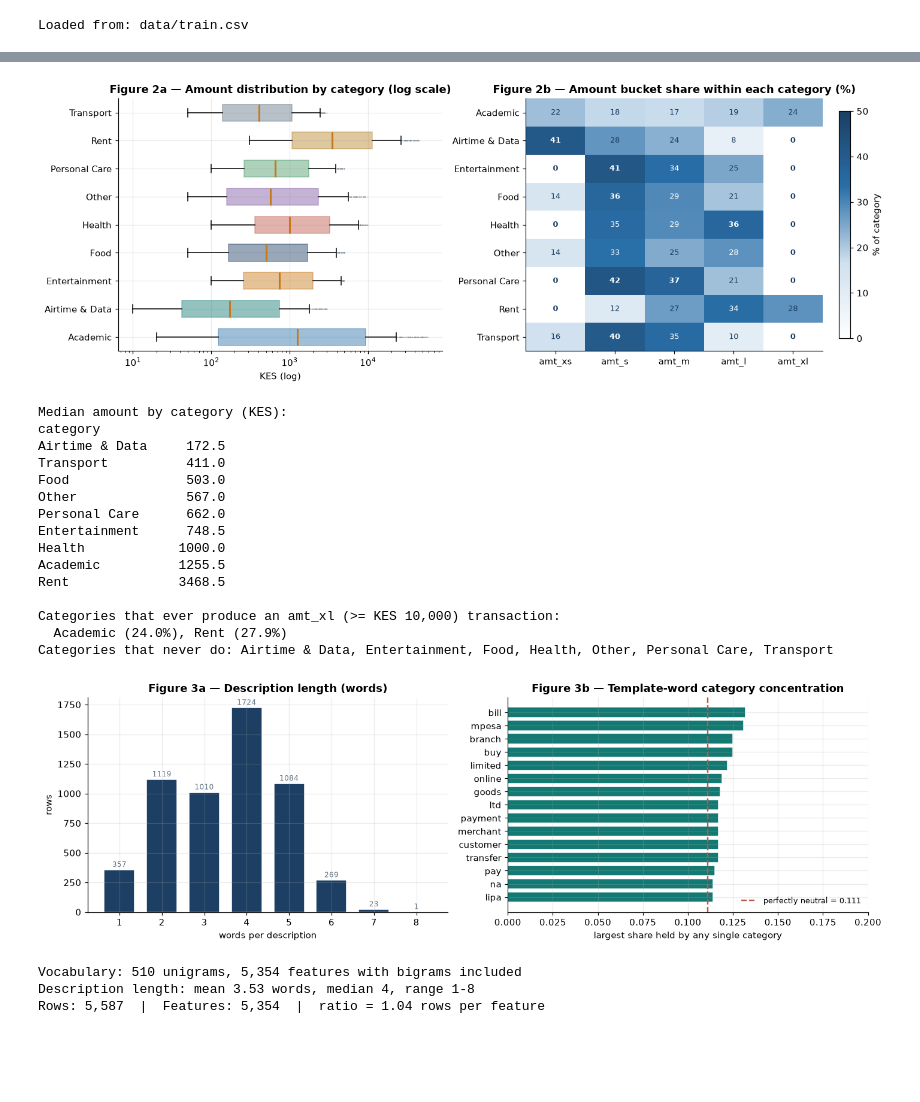
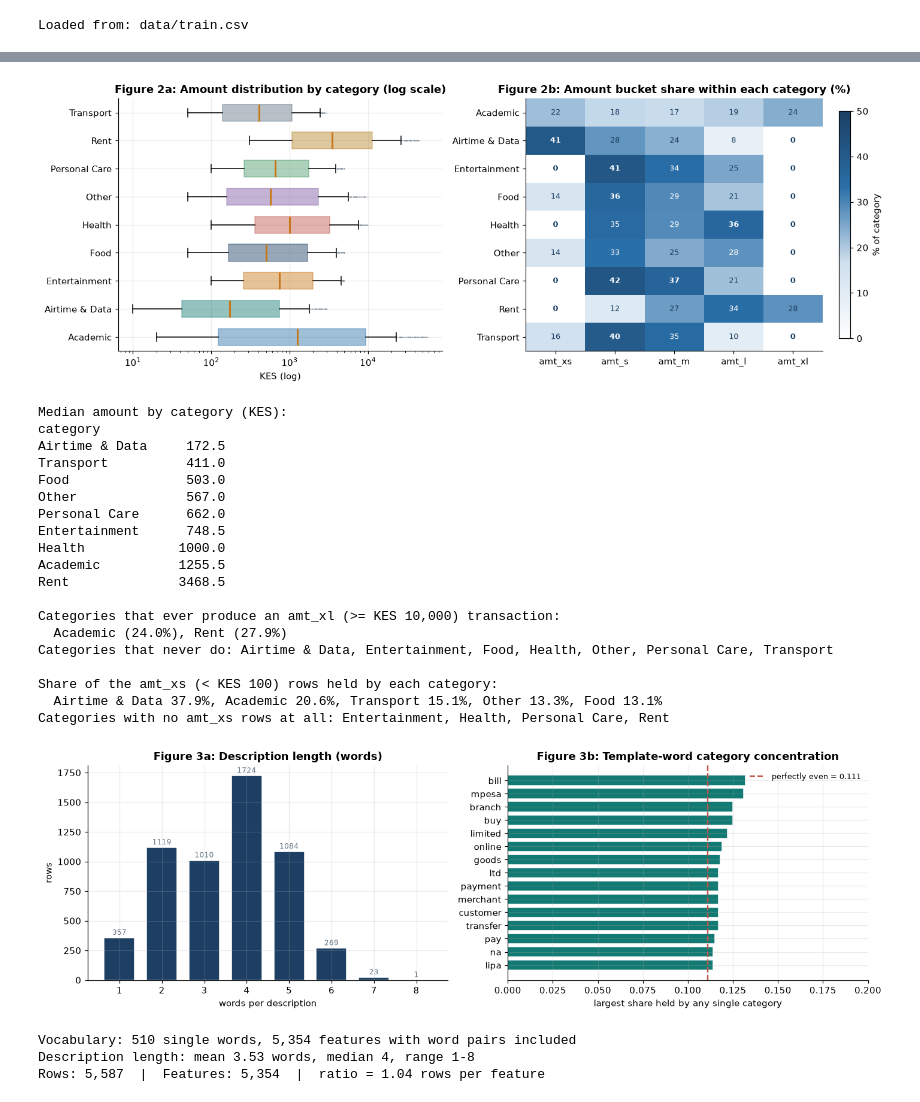
Before and after one commit to AustineIgunza/SemProject_MLEngine, a Jupyter notebook: notebooks/NaiveBayes_Base.ipynb, the cells around one changed output, grey strips where cells are left out. Saved outputs shown, nothing was run; the diff lists cells and outputs as text; code cells hidden in the pictures; blank space fills up the shorter version.

```diff
--- a/notebooks/NaiveBayes_Base.ipynb
+++ b/notebooks/NaiveBayes_Base.ipynb
@@ -441,15 +348,15 @@ Total distinct keywords (groups available to GroupKFold): 457
 # %%
 # The generator applies all 12 templates to all 9 categories, so template words should be
-# distributed ~uniformly across categories. Uniform share = 1/9 = 0.111.
+# spread about evenly across categories. An even share is 1/9 = 0.111.
 TEMPLATE_WORDS = ["pay","bill","buy","goods","merchant","payment","customer",
                   "transfer","ltd","limited","lipa","na","mpesa","branch","online"]
-UNIFORM = 1 / df.category.nunique()
+UNIFORM = 1 / raw.category.nunique()
 
 rows = []
 for tok in TEMPLATE_WORDS:
-    mask = df.description.str.split().map(lambda s: tok in s)
+    mask = raw.description.str.split().map(lambda s: tok in s)
     if mask.sum():
-        share = df.loc[mask, "category"].value_counts(normalize=True)
+        share = raw.loc[mask, "category"].value_counts(normalize=True)
         rows.append({"token": tok, "rows": int(mask.sum()),
                      "max_category_share": round(share.max(), 3),
                      "most_skewed_toward": share.idxmax()})
@@ -457,9 +364,8 @@ neutrality = pd.DataFrame(rows).sort_values("max_category_share", ascending=Fals
 display(neutrality)
 
 worst = neutrality.max_category_share.max()
-print(f"Uniform share would be {UNIFORM:.3f}. Worst observed concentration: {worst:.3f}.")
-print("VERDICT: the templates are label-neutral as designed — no template word is a category shortcut.")
-print("This is a genuine positive: the model cannot cheat by learning sentence scaffolding.")
+print(f"An even share would be {UNIFORM:.3f}. The most concentrated template word reaches {worst:.3f}.")
+print("So no template word is a shortcut to a category: the model cannot score well by learning the templates.")
 # %% [output]
 |  | token | rows | max_category_share | most_skewed_toward |
 | 1 | bill | 986 | 0.132 | Airtime & Data |
@@ -517,7 +590,7 @@ fig, axes = plt.subplots(1, 2, figsize=(13, 4.4))
 
 counts = df.category.value_counts().sort_values()
 axes[0].barh(counts.index, counts.values, color=BLUE, edgecolor="white")
-axes[0].set_title("Figure 1a — Rows per category")
+axes[0].set_title("Figure 1a: Rows per category")
 axes[0].set_xlabel("rows")
 for i, v in enumerate(counts.values):
     axes[0].text(v + 6, i, f"{v}  ({v/len(df)*100:.1f}%)", va="center", fontsize=8.5, color=GREY)
@@ -525,7 +598,7 @@ axes[0].set_xlim(0, counts.max() * 1.25)
 
 kws = kw_stats.keywords.sort_values()
 axes[1].barh(kws.index, kws.values, color=TEAL, edgecolor="white")
-axes[1].set_title("Figure 1b — Distinct keywords per category")
+axes[1].set_title("Figure 1b: Distinct keywords per category")
 axes[1].set_xlabel("distinct lexicon keywords")
 for i, v in enumerate(kws.values):
     axes[1].text(v + 0.6, i, str(v), va="center", fontsize=8.5, color=GREY)
@@ -534,8 +607,7 @@ axes[1].set_xlim(0, kws.max() * 1.2)
 plt.tight_layout(); plt.show()
 
 spread = counts.max() / counts.min()
-print(f"Class balance: max/min row ratio = {spread:.2f}  (1.00 would be perfectly uniform)")
-print(f"Keyword coverage: {kws.min()} to {kws.max()} keywords per category "
-      f"({kws.max()/kws.min():.1f}x spread)")
+print(f"Class balance: max/min row ratio = {spread:.2f}  (1.00 would be perfectly even)")
+print(f"Keyword coverage: {kws.min()} ({kws.idxmin()}) to {kws.max()} ({kws.idxmax()}) keywords per category")
 print(f"Rows per keyword: {kw_stats.rows_per_keyword.min():.1f} to {kw_stats.rows_per_keyword.max():.1f}")
 # %% [output]
@@ -555,7 +627,7 @@ bp = hboxplot(axes[0], data, cats, patch_artist=True, widths=0.6,
 for patch, colour in zip(bp["boxes"], PALETTE):
     patch.set_facecolor(colour); patch.set_alpha(0.45); patch.set_edgecolor(colour)
 axes[0].set_xscale("log")
-axes[0].set_title("Figure 2a — Amount distribution by category (log scale)")
+axes[0].set_title("Figure 2a: Amount distribution by category (log scale)")
 axes[0].set_xlabel("KES (log)")
 
 pivot = (pd.crosstab(df.category, df.bucket, normalize="index")
@@ -563,7 +635,7 @@ pivot = (pd.crosstab(df.category, df.bucket, normalize="index")
 im = axes[1].imshow(pivot.values, cmap=HEAT, aspect="auto", vmin=0, vmax=50)
 axes[1].set_xticks(range(len(ORDER))); axes[1].set_xticklabels(ORDER)
 axes[1].set_yticks(range(len(pivot))); axes[1].set_yticklabels(pivot.index)
-axes[1].set_title("Figure 2b — Amount bucket share within each category (%)")
+axes[1].set_title("Figure 2b: Amount bucket share within each category (%)")
 axes[1].grid(False)
 for i in range(pivot.shape[0]):
     for j in range(pivot.shape[1]):
@@ -580,8 +652,13 @@ print("\nCategories that ever produce an amt_xl (>= KES 10,000) transaction:")
 xl = pivot["amt_xl"]
 print("  " + ", ".join(f"{c} ({v:.1f}%)" for c, v in xl[xl > 0].items()) or "  none")
 print("Categories that never do:", ", ".join(xl[xl == 0].index))
+# Who makes the smallest payments: share of all amt_xs rows held by each category
+xs = df.loc[df.bucket == "amt_xs", "category"].value_counts(normalize=True).mul(100).round(1)
+print("\nShare of the amt_xs (< KES 100) rows held by each category:")
+print("  " + ", ".join(f"{c} {v}%" for c, v in xs.items()))
+print("Categories with no amt_xs rows at all:", ", ".join(c for c in cats if c not in xs.index))
 # %% [output]
-[figure, old version]
+[figure, new version]
 Median amount by category (KES):
 category
 Airtime & Data     172.5
@@ -597,39 +674,44 @@ Rent              3468.5
 Categories that ever produce an amt_xl (>= KES 10,000) transaction:
   Academic (24.0%), Rent (27.9%)
 Categories that never do: Airtime & Data, Entertainment, Food, Health, Other, Personal Care, Transport
+
+Share of the amt_xs (< KES 100) rows held by each category:
+  Airtime & Data 37.9%, Academic 20.6%, Transport 15.1%, Other 13.3%, Food 13.1%
+Categories with no amt_xs rows at all: Entertainment, Health, Personal Care, Rent
 # %%
 fig, axes = plt.subplots(1, 2, figsize=(13, 4.2))
 
 lengths = df.n_tokens.value_counts().sort_index()
 axes[0].bar(lengths.index, lengths.values, color=NAVY, edgecolor="white", width=0.72)
-axes[0].set_title("Figure 3a — Description length (words)")
+axes[0].set_title("Figure 3a: Description length (words)")
 axes[0].set_xlabel("words per description"); axes[0].set_ylabel("rows")
 for x, v in lengths.items():
     axes[0].text(x, v + 25, str(v), ha="center", fontsize=8, color=GREY)
 
 nb_ = neutrality.sort_values("max_category_share")
 axes[1].barh(nb_.token, nb_.max_category_share, color=TEAL, edgecolor="white")
 axes[1].axvline(UNIFORM, color=RED, linestyle="--", linewidth=1.6,
-                label=f"perfectly neutral = {UNIFORM:.3f}")
-axes[1].set_title("Figure 3b — Template-word category concentration")
+                label=f"perfectly even = {UNIFORM:.3f}")
+axes[1].set_title("Figure 3b: Template-word category concentration")
 axes[1].set_xlabel("largest share held by any single category")
 axes[1].legend(fontsize=8.5, frameon=False)
 axes[1].set_xlim(0, max(0.2, nb_.max_category_share.max() * 1.25))
 
 plt.tight_layout(); plt.show()
 
 from sklearn.feature_extraction.text import CountVectorizer
+# Same settings as the model will use, so these counts are the real feature counts
 vec_probe = CountVectorizer(**vectorizer_kwargs()); vec_probe.fit(df.doc)
 uni_probe = CountVectorizer(lowercase=False, token_pattern=r"\S+"); uni_probe.fit(df.doc)
-print(f"Vocabulary: {len(uni_probe.get_feature_names_out()):,} unigrams, "
-      f"{len(vec_probe.get_feature_names_out()):,} features with bigrams included")
+print(f"Vocabulary: {len(uni_probe.get_feature_names_out()):,} single words, "
+      f"{len(vec_probe.get_feature_names_out()):,} features with word pairs included")
 print(f"Description length: mean {df.n_tokens.mean():.2f} words, median {df.n_tokens.median():.0f}, "
       f"range {df.n_tokens.min()}-{df.n_tokens.max()}")
 print(f"Rows: {len(df):,}  |  Features: {len(vec_probe.get_feature_names_out()):,}  "
       f"|  ratio = {len(df)/len(vec_probe.get_feature_names_out()):.2f} rows per feature")
 # %% [output]
-[figure, old version]
+[figure, new version]
-Vocabulary: 510 unigrams, 5,354 features with bigrams included
+Vocabulary: 510 single words, 5,354 features with word pairs included
 Description length: mean 3.53 words, median 4, range 1-8
 Rows: 5,587  |  Features: 5,354  |  ratio = 1.04 rows per feature
 # %% [markdown]
```
Also changed, not shown: parts of 58 cells of this notebook.
